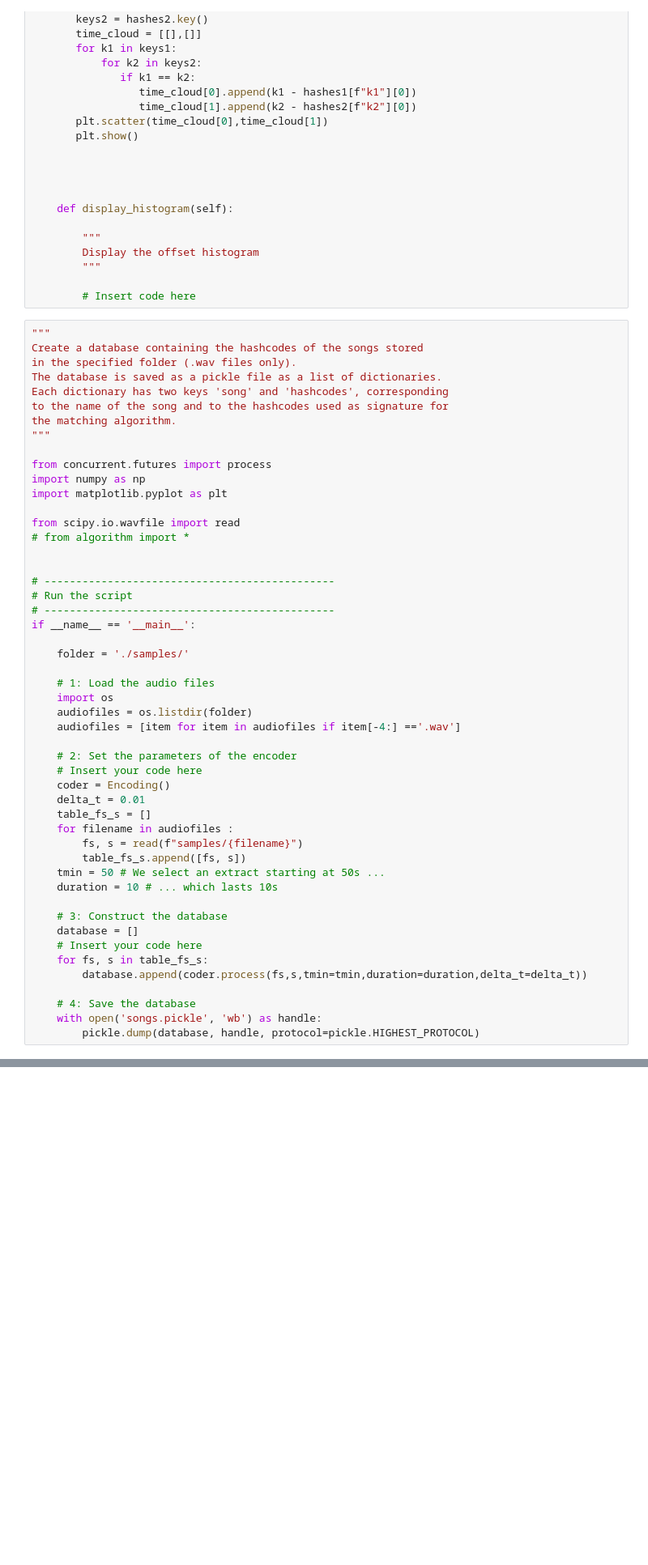
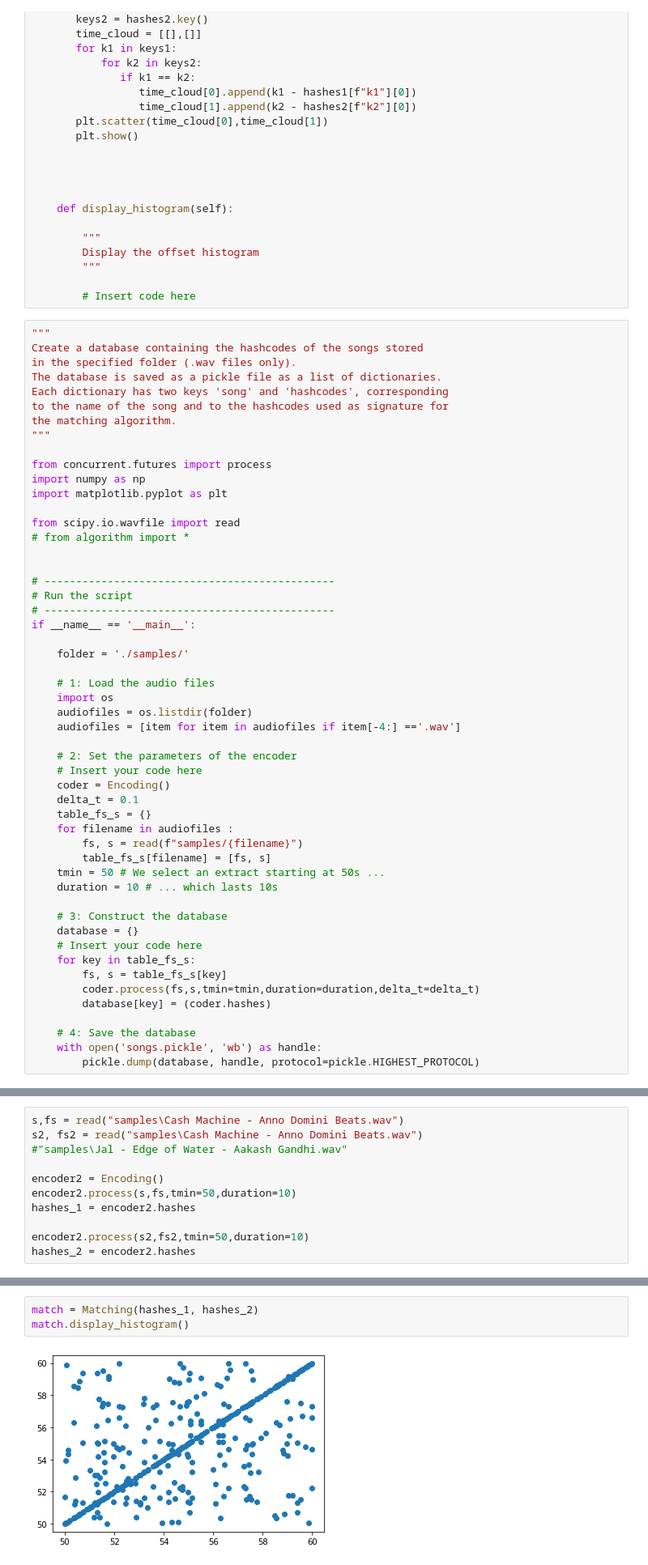
Before and after one commit to KilianPrvst/Projet_TDS, a Jupyter notebook: cr.ipynb, the cells around one changed output, grey strips where cells are left out. Shown at 81% size. Cells and saved outputs as stored; diff of their text form; blank space fills up the shorter version.

```diff
--- a/cr.ipynb
+++ b/cr.ipynb
@@ -365,19 +350,21 @@ if __name__ == '__main__':
     # 2: Set the parameters of the encoder
     # Insert your code here
     coder = Encoding()
-    delta_t = 0.01
-    table_fs_s = []
+    delta_t = 0.1
+    table_fs_s = {}
     for filename in audiofiles :
         fs, s = read(f"samples/{filename}")
-        table_fs_s.append([fs, s])
+        table_fs_s[filename] = [fs, s]
     tmin = 50 # We select an extract starting at 50s ...
     duration = 10 # ... which lasts 10s
 
     # 3: Construct the database
-    database = []
+    database = {}
     # Insert your code here
-    for fs, s in table_fs_s:
-        database.append(coder.process(fs,s,tmin=tmin,duration=duration,delta_t=delta_t))
+    for key in table_fs_s:
+        fs, s = table_fs_s[key]
+        coder.process(fs,s,tmin=tmin,duration=duration,delta_t=delta_t)
+        database[key] = (coder.hashes)
 
     # 4: Save the database
     with open('songs.pickle', 'wb') as handle:
@@ -424,0 +516,11 @@ array([[ 2, 10]])
+# %%
+s,fs = read("samples\Cash Machine - Anno Domini Beats.wav")
+s2, fs2 = read("samples\Cash Machine - Anno Domini Beats.wav")
+#"samples\Jal - Edge of Water - Aakash Gandhi.wav"
+
+encoder2 = Encoding()
+encoder2.process(s,fs,tmin=50,duration=10)
+hashes_1 = encoder2.hashes
+
+encoder2.process(s2,fs2,tmin=50,duration=10)
+hashes_2 = encoder2.hashes
@@ -424,0 +532,5 @@ array([[ 2, 10]])
+# %%
+match = Matching(hashes_1, hashes_2)
+match.display_histogram()
+# %% [output]
+[figure, added]
```
Also changed, not shown: parts of 9 cells of this notebook, 1 other file.
